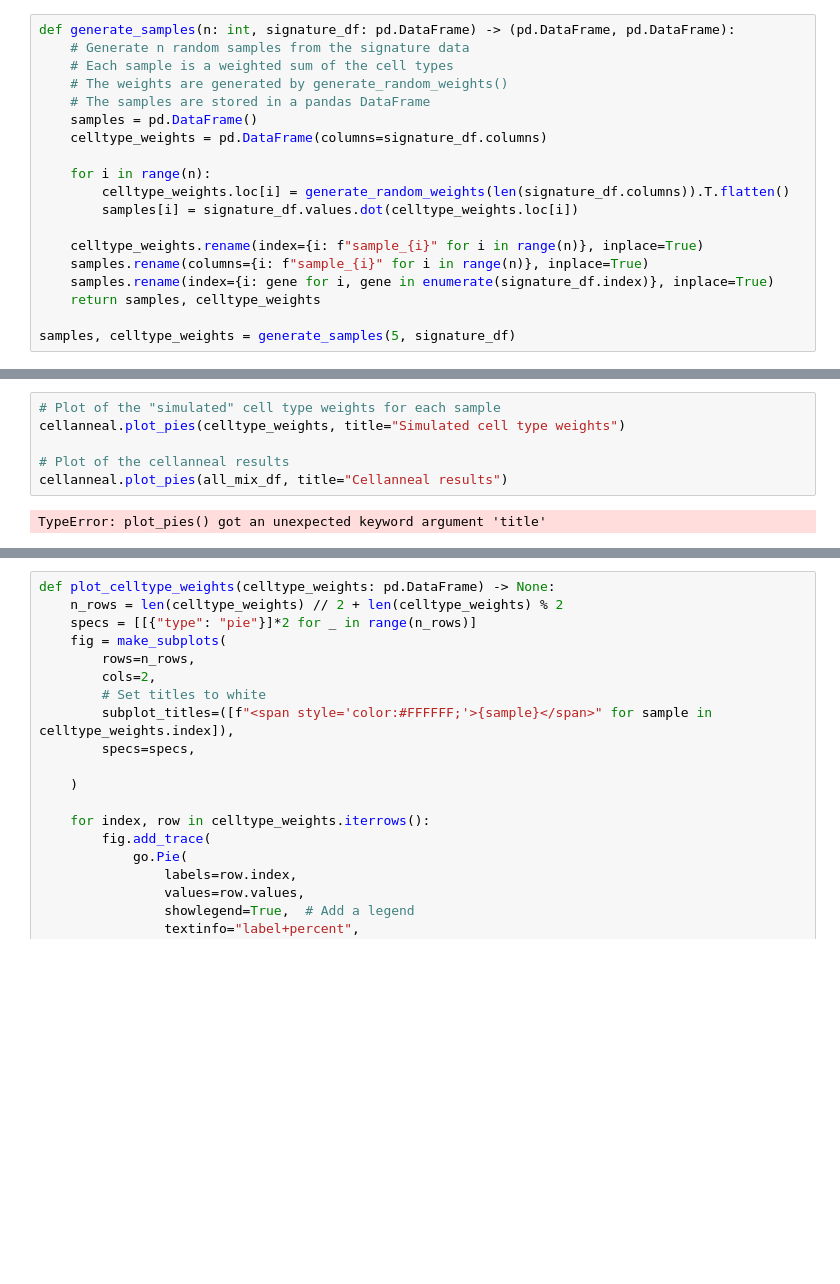
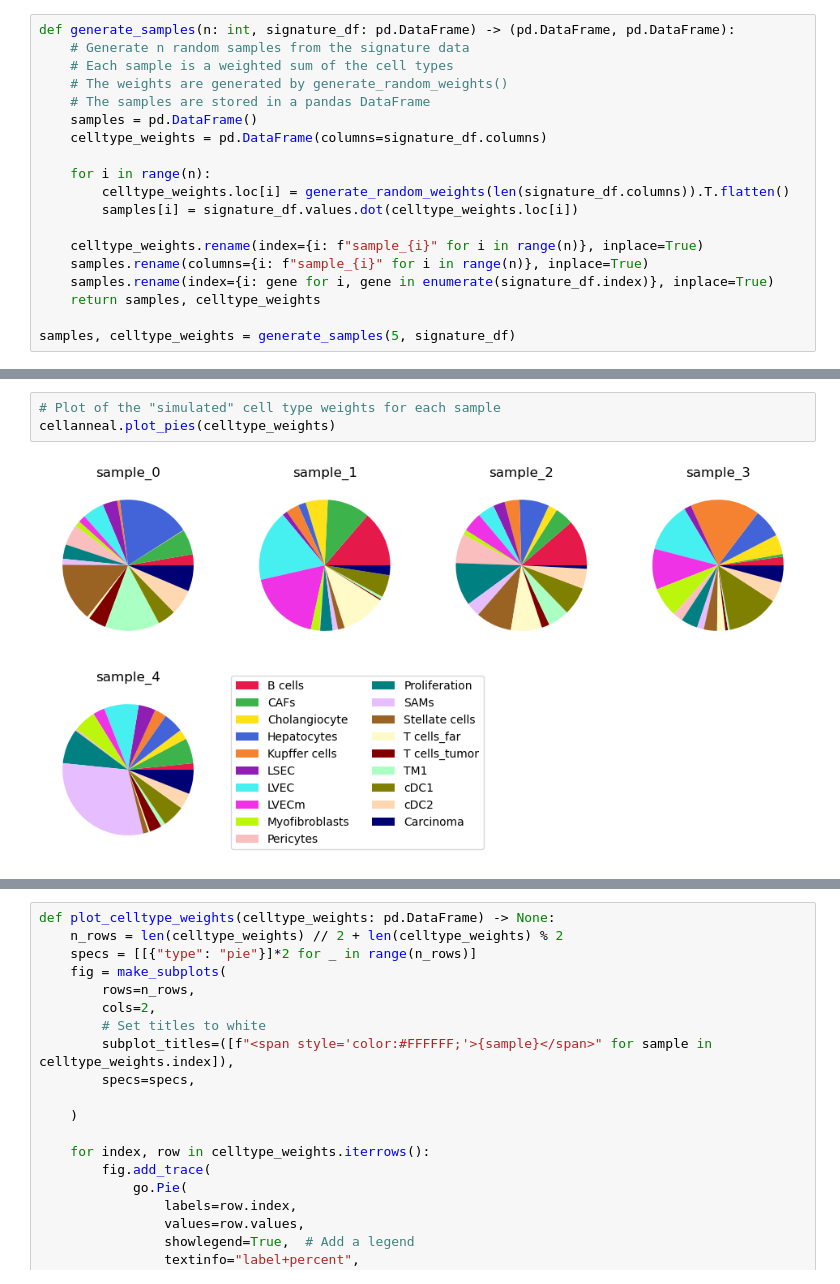
Before and after one commit to vjhwong/cellanneal, a Jupyter notebook: examples/praktik.ipynb, the cells around one changed output, grey strips where cells are left out. Saved outputs shown, nothing was run; the diff lists cells and outputs as text; blank space fills up the shorter version.

Commit message:
removed title parameter, did not work

```diff
--- a/examples/praktik.ipynb
+++ b/examples/praktik.ipynb
@@ -55,9 +55,6 @@ Deconvolving sample 4 of 5 (sample_3) ...
 Deconvolving sample 5 of 5 (sample_4) ...
 # %%
 # Plot of the "simulated" cell type weights for each sample
-cellanneal.plot_pies(celltype_weights, title="Simulated cell type weights")
-
-# Plot of the cellanneal results
-cellanneal.plot_pies(all_mix_df, title="Cellanneal results")
+cellanneal.plot_pies(celltype_weights)
 # %% [output]
-TypeError: plot_pies() got an unexpected keyword argument 'title'
+[figure, added]
```
Also changed, not shown: parts of 2 cells of this notebook, 1 other file.
